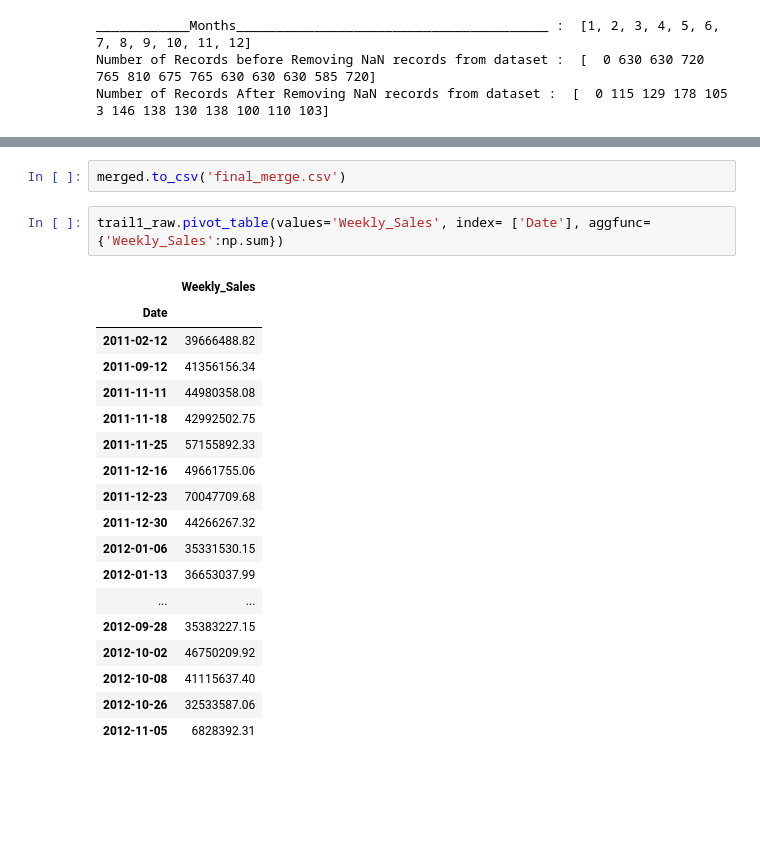
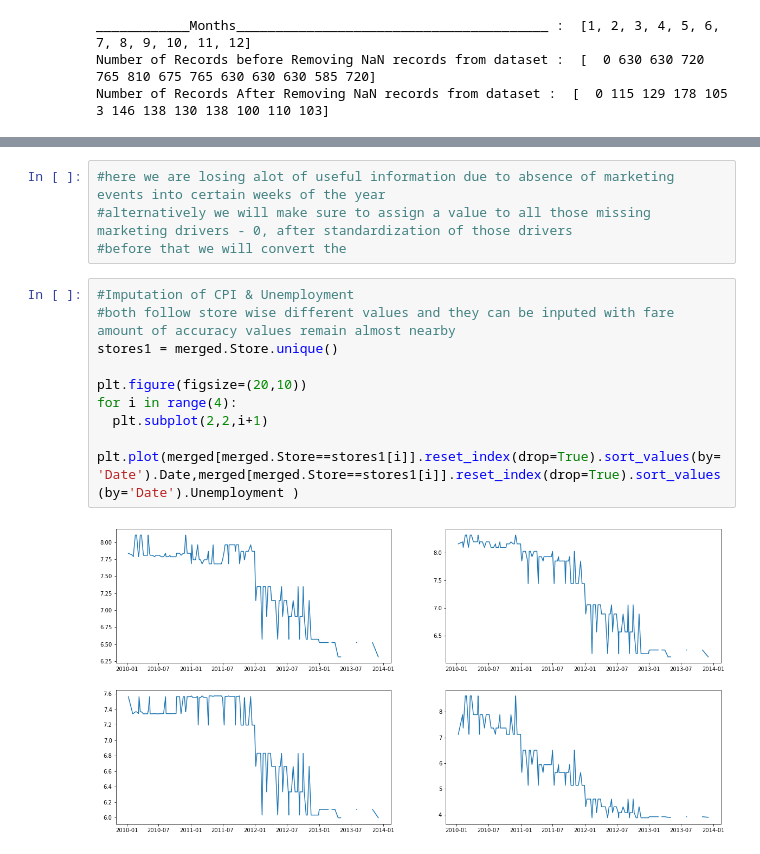
Before and after one commit to shivtejshete/Retail_Analytics, a Jupyter notebook: Modeling.ipynb, the cells around one changed output, grey strips where cells are left out. Saved outputs shown, nothing was run; the diff lists cells and outputs as text; blank space fills up the shorter version.

```diff
--- a/Modeling.ipynb
+++ b/Modeling.ipynb
@@ -218,23 +202,15 @@ merged[(pd.DatetimeIndex(merged.Date).month == 1) & (merged.Weekly_Sales!=np.nan
-# %%
-merged.to_csv('final_merge.csv')
-# %%
-trail1_raw.pivot_table(values='Weekly_Sales', index= ['Date'], aggfunc={'Weekly_Sales':np.sum})
-# %% [output]
-|  | Weekly_Sales |
-| Date |  |
-| 2011-02-12 | 39666488.82 |
-| 2011-09-12 | 41356156.34 |
-| 2011-11-11 | 44980358.08 |
-| 2011-11-18 | 42992502.75 |
-| 2011-11-25 | 57155892.33 |
-| 2011-12-16 | 49661755.06 |
-| 2011-12-23 | 70047709.68 |
-| 2011-12-30 | 44266267.32 |
-| 2012-01-06 | 35331530.15 |
-| 2012-01-13 | 36653037.99 |
-| ... | ... |
-| 2012-09-28 | 35383227.15 |
-| 2012-10-02 | 46750209.92 |
-| 2012-10-08 | 41115637.40 |
-| 2012-10-26 | 32533587.06 |
-| 2012-11-05 | 6828392.31 |
+# %%
+#here we are losing alot of useful information due to absence of marketing events into certain weeks of the year
+#alternatively we will make sure to assign a value to all those missing marketing drivers - 0, after standardization of those drivers
+#before that we will convert the
+# %%
+#Imputation of CPI & Unemployment
+#both follow store wise different values and they can be inputed with fare amount of accuracy values remain almost nearby
+stores1 = merged.Store.unique()
+
+plt.figure(figsize=(20,10))
+for i in range(4):
+  plt.subplot(2,2,i+1)
+  plt.plot(merged[merged.Store==stores1[i]].reset_index(drop=True).sort_values(by='Date').Date,merged[merged.Store==stores1[i]].reset_index(drop=True).sort_values(by='Date').Unemployment )
+# %% [output]
+[figure, added]
```
Also changed, not shown: parts of 6 cells of this notebook.
